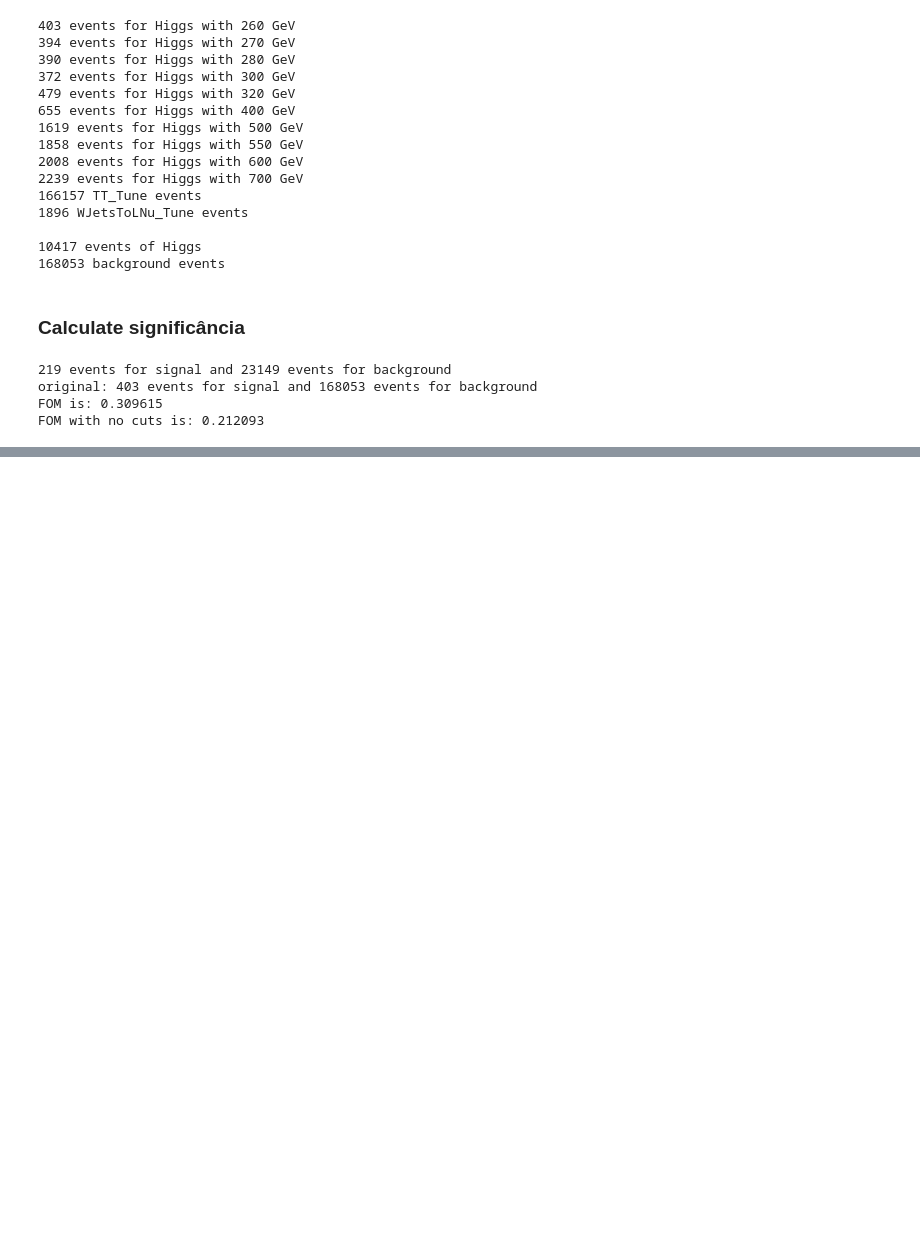
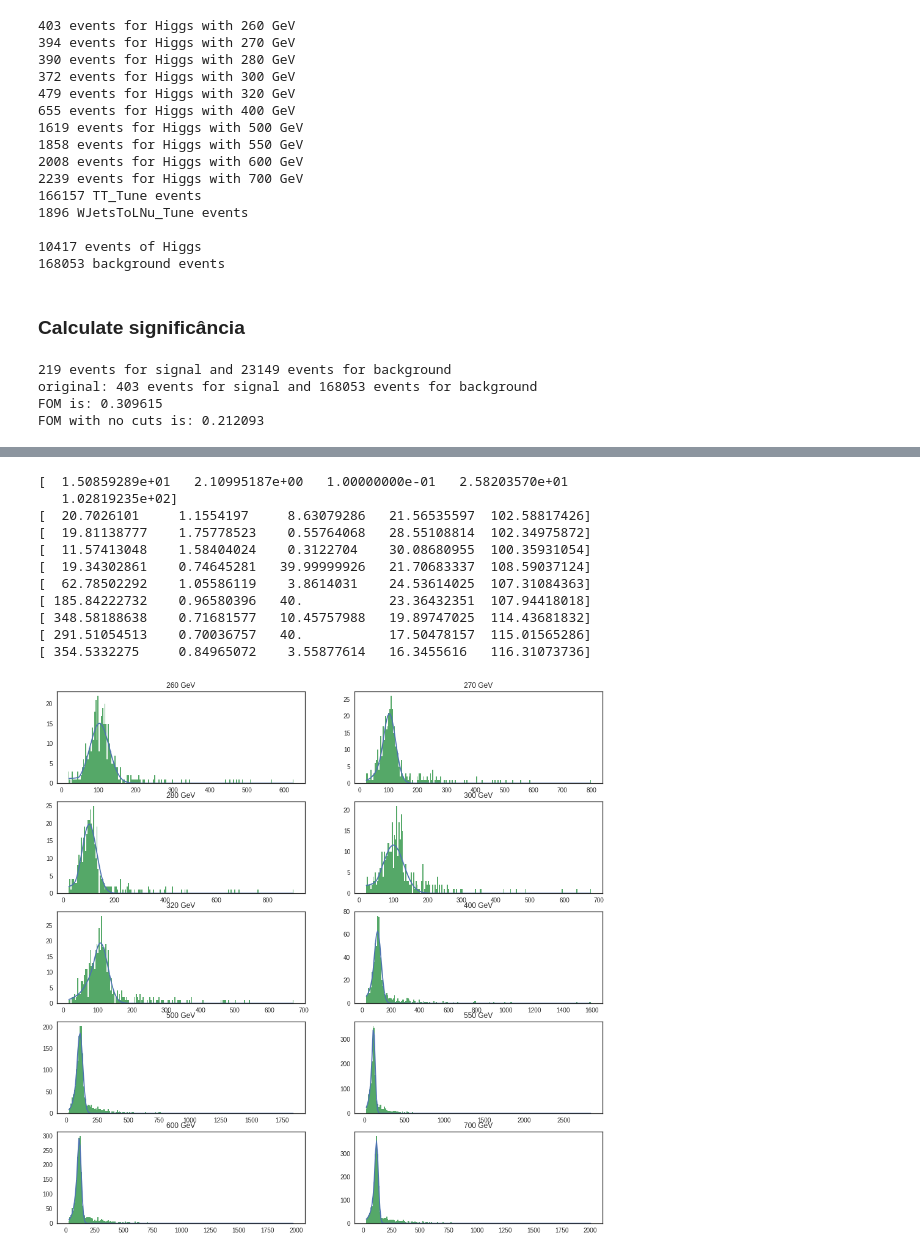
Before and after one commit to antcap96/estagio, a Jupyter notebook: Untitled.ipynb, the cells around one changed output, grey strips where cells are left out. Cells and saved outputs as stored; diff of their text form; code cells hidden in the pictures; blank space fills up the shorter version.

```diff
--- a/Untitled.ipynb
+++ b/Untitled.ipynb
@@ -287,0 +294,34 @@ for i in range(len(signalData)):
+# %%
+fig = plt.figure(figsize=(16,16))
+
+for i in range(len(signalData)):
+    y, x = np.histogram(signalData[i]['h_bb_mass'], bins=200)
+
+    xCenter = 1/2 * (x[1:] + x[:-1])
+
+    select = (y != 0)
+
+    popt,pcov = curve_fit(crystallball, xCenter[select], y[select], p0=[120,1,10,30,110], sigma=sqrt(y[select])
+                          , bounds=[[0,-10,.1,0,80],[1000,10,40,100,130]])
+
+    fig.add_subplot((len(signalData)+1)//2,2,i+1)
+
+    plt.plot(xCenter, crystallball(xCenter, *popt))
+    plt.hist(signalData[i]['h_bb_mass'], bins=x)
+
+    plt.title(str(energies[i]) + " GeV")
+
+    print(popt)
+# %% [output]
+[  1.50859289e+01   2.10995187e+00   1.00000000e-01   2.58203570e+01
+   1.02819235e+02]
+[  20.7026101     1.1554197     8.63079286   21.56535597  102.58817426]
+[  19.81138777    1.75778523    0.55764068   28.55108814  102.34975872]
+[  11.57413048    1.58404024    0.3122704    30.08680955  100.35931054]
+[  19.34302861    0.74645281   39.99999926   21.70683337  108.59037124]
+[  62.78502292    1.05586119    3.8614031    24.53614025  107.31084363]
+[ 185.84222732    0.96580396   40.           23.36432351  107.94418018]
+[ 348.58188638    0.71681577   10.45757988   19.89747025  114.43681832]
+[ 291.51054513    0.70036757   40.           17.50478157  115.01565286]
+[ 354.5332275     0.84965072    3.55877614   16.3455616   116.31073736]
+[figure, added]
```
Also changed, not shown: parts of 4 cells of this notebook.
